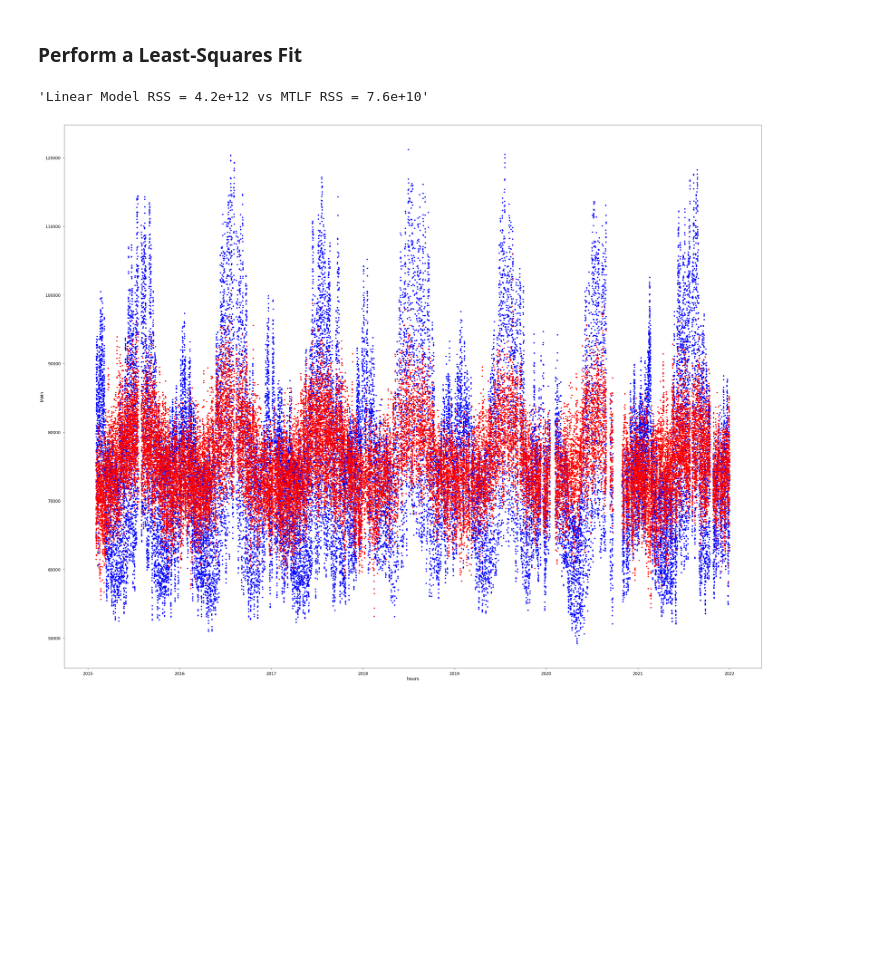
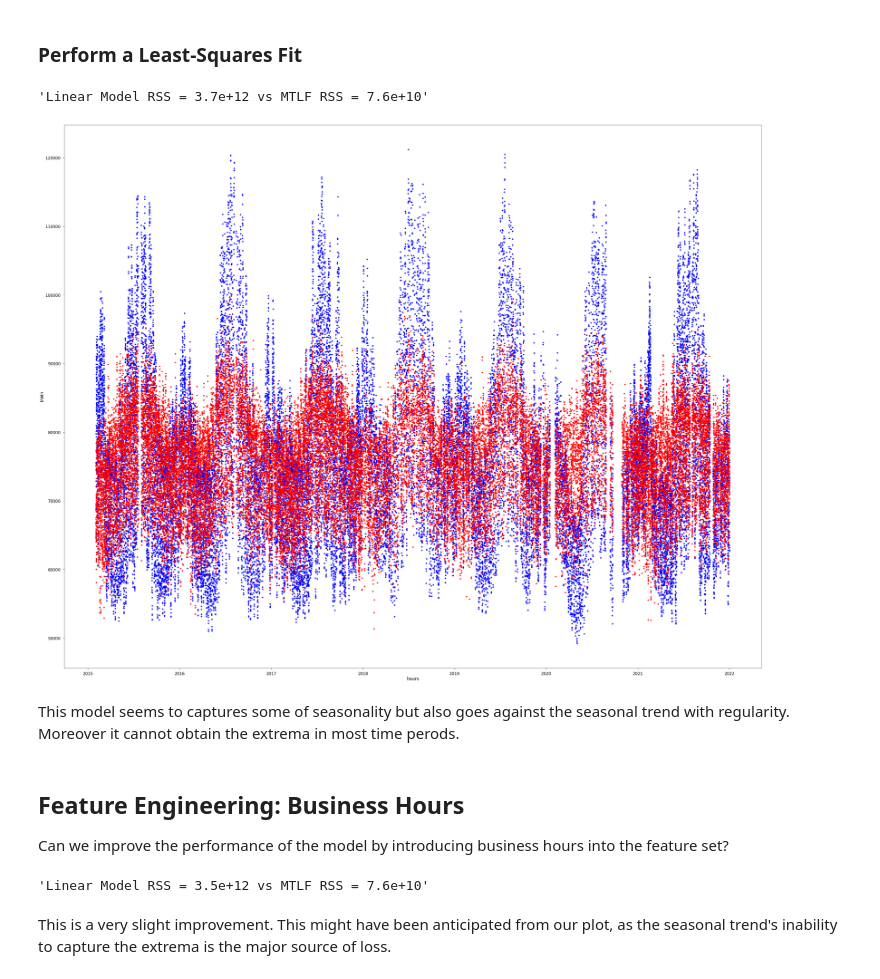
Before and after one commit to caindy/mml, a Jupyter notebook: linear_model/obtain_data.ipynb, the cells around one changed output. Drawn from its saved outputs; the diff is of its cells as text; code cells hidden in the pictures; blank space fills up the shorter version.

Commit message:
added business hours

```diff
--- a/linear_model/obtain_data.ipynb
+++ b/linear_model/obtain_data.ipynb
@@ -138,29 +136,39 @@ data = p.join(actuals.set_index('time_idx'), how='inner')
 # %%
 import numpy as np
 
-features = [s for l in stations_dict.values() for s in l]
-features_df = data[features].copy()
-features_df['b'] = np.ones(features_df.shape[0])
-y = data['MISO ActualLoad (MWh)']
-(A, [rss], _, _) = np.linalg.lstsq(features_df, y, rcond=None)
-miso_rss = np.sum(np.power(y - data['MISO MTLF (MWh)'], 2))
+def fit_lstsq(features, data, intercept = None):
+    features_df = data[features].copy()
+    if(intercept):
+        features_df[intercept] = np.ones(features_df.shape[0])
+    y = data['MISO ActualLoad (MWh)']
+    (A, [rss], _, _) = np.linalg.lstsq(features_df, y, rcond=None)
+    return (A, features_df, rss)
+
+station_temps = [s for l in stations_dict.values() for s in l]
+(A, X, rss) = fit_lstsq(station_temps + ['HourEnding'], data, intercept='b')
+miso_rss = np.sum(np.power(data['MISO ActualLoad (MWh)'] - data['MISO MTLF (MWh)'], 2))
 f"Linear Model RSS = {rss:.1e} vs MTLF RSS = {miso_rss:.1e}"
 # %% [output]
-'Linear Model RSS = 4.2e+12 vs MTLF RSS = 7.6e+10'
+'Linear Model RSS = 3.7e+12 vs MTLF RSS = 7.6e+10'
 # %%
 import matplotlib.pyplot as plt
 
 plt.style.use('seaborn-poster')
 
-yhat = np.inner(features_df, A)
-hours = data.index
+def plot_result(yhat, y, hours):
+    plt.figure(figsize = (50, 40))
+    plt.plot(hours, y, 'b.')
+    plt.plot(hours, yhat, 'r.')
+    plt.xlabel('hours')
+    plt.ylabel('MWh')
+    plt.show()
 
-# plot the results
-plt.figure(figsize = (50, 40))
-plt.plot(hours, y, 'b.')
-plt.plot(hours, yhat, 'r.')
-plt.xlabel('hours')
-plt.ylabel('MWh')
-plt.show()
+plot_result(np.inner(A, X), data['MISO ActualLoad (MWh)'], data.index)
 # %% [output]
-[figure, old version]
+[figure, new version]
+# %% [markdown]
+This model seems to captures some of seasonality but also goes against the seasonal trend with regularity. Moreover it cannot obtain the extrema in most time perods.
+# %% [markdown]
+## Feature Engineering: Business Hours
+
+Can we improve the performance of the model by introducing business hours into the feature set?
@@ -166,0 +184,7 @@ plt.show()
+# %%
+(A, X, rss) = fit_lstsq(station_temps + ['HourEnding', 'IsBusinessHour'], data, intercept='b')
+f"Linear Model RSS = {rss:.1e} vs MTLF RSS = {miso_rss:.1e}"
+# %% [output]
+'Linear Model RSS = 3.5e+12 vs MTLF RSS = 7.6e+10'
+# %% [markdown]
+This is a very slight improvement. This might have been anticipated from our plot, as the seasonal trend's inability to capture the extrema is the major source of loss.
```
Also changed, not shown: parts of 3 cells of this notebook.
